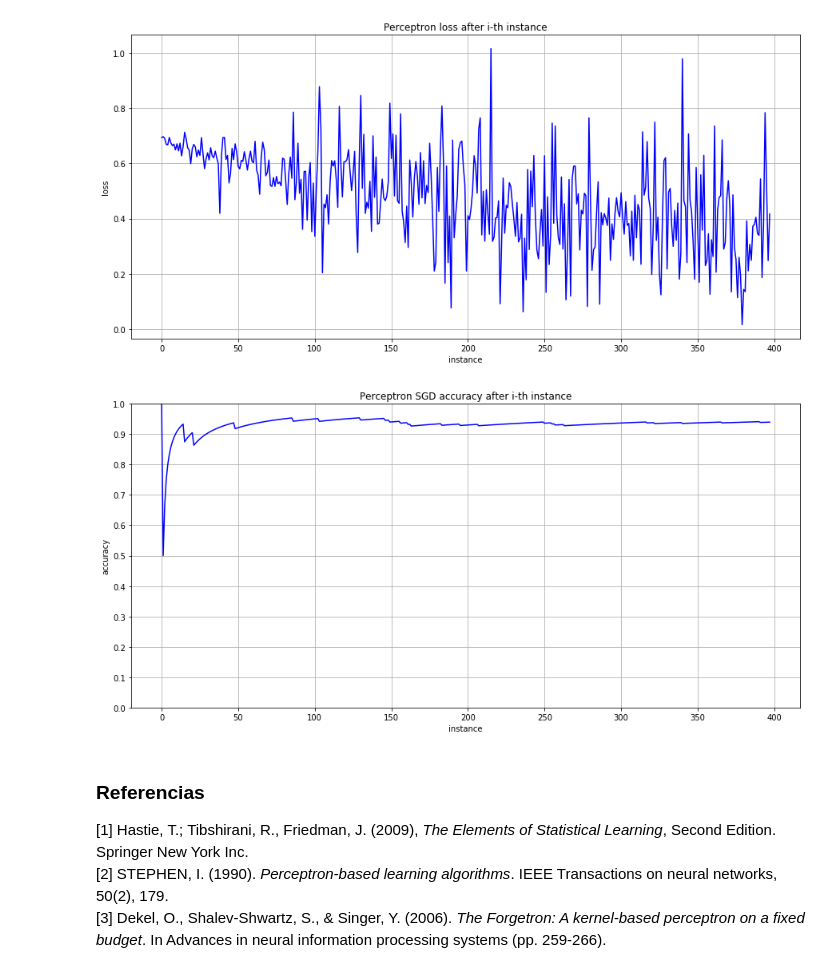
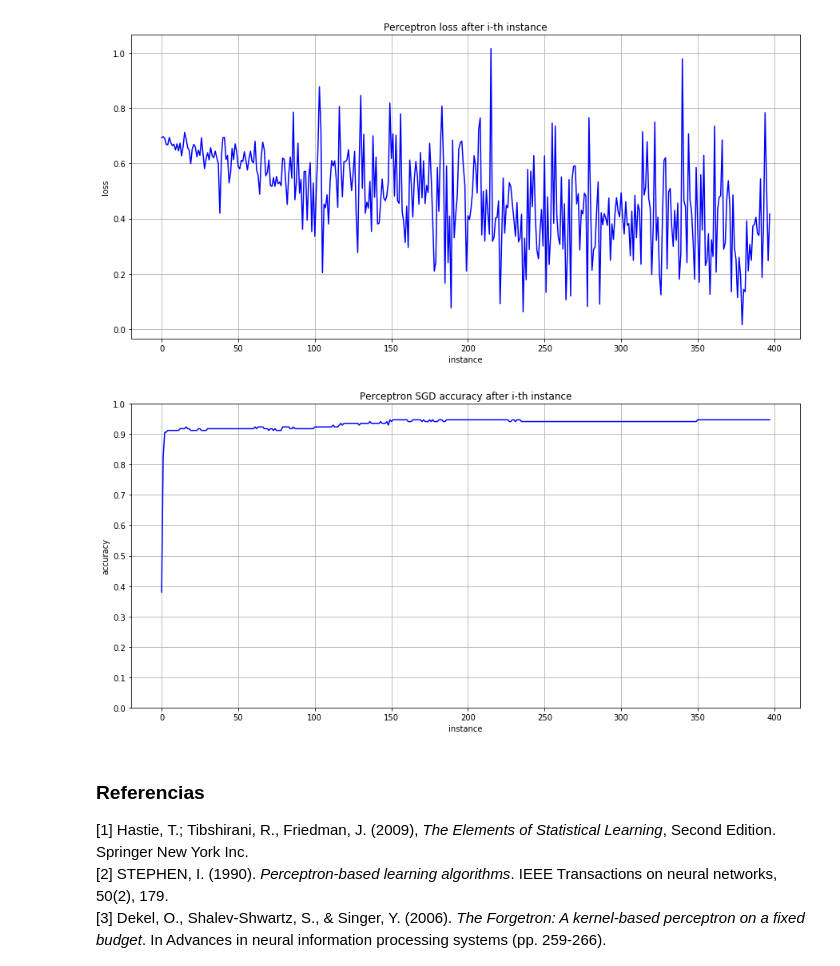
Before and after one commit to Pellizzari/Tarea0-INF393-II-2019, a Jupyter notebook: Solucion.ipynb, the cells around one changed output. Cells and saved outputs as stored; diff of their text form; code cells hidden in the pictures.

```diff
--- a/Solucion.ipynb
+++ b/Solucion.ipynb
@@ -272,10 +235,10 @@ Accuracy final:   0.919598
 # %%
-x = [x for x in range(len(f.acc))]
+x = [x for x in range(len(f.acctest))]
 
 plt.figure(figsize=(15, 7))
 
 plt.ylim(0, 1)
-plt.plot(x, f.acc, color='b')
+plt.plot(x, f.acctest, color='b')
 plt.yticks(np.arange(0, 1.1, step=0.1))
 
 plt.xlabel('instance')
@@ -389,12 +352,13 @@ $$ \vec{w}^{(t+1)} \leftarrow \vec{w}^{(t)} - \eta \cdot \nabla_{\vec{w}^{(t)}}
 class Perceptron_SGD(object):
     # Constructor del Perceptrón.
     #   Recibe como parámetro la cantidad de columnas "no_of_inputs" del dataset de entrenamiento.
-    def __init__(self, no_of_inputs, iterations=1, learning_rate=0.005, output=[], acc=[]):
+    def __init__(self, no_of_inputs, iterations=1, learning_rate=0.001, output=[], acc=[], acctest=[]):
       self.iterations = iterations
       self.learning_rate = learning_rate
       self.weights = np.zeros(no_of_inputs)
       self.output = output
       self.loss_list = list()
+      self.acctest=list()
       self.acc=list()
 
     # Función de predicción.
@@ -413,18 +377,28 @@ class Perceptron_SGD(object):
     #   Recibe como parámetro la data de entrenamiento y los resultados esperados para cada instancia del conjunto.
     #   No tiene retorno. Su implementación es utilizada para actualizar el vector de pesos tras cada instancia
     #   i del dataset. Asimismo, se calcula el accuracy del modelo tras cada una de éstas y se registra en una lista.
-    def train(self, training_inputs, labels):
+    def train(self, training_inputs, labels,testing_inputs,testing_outputs):
       for _ in range(self.iterations):
         for inputs, label in zip(training_inputs, labels):
           prediction = self.predict(inputs)
           self.weights = self.weights - self.learning_rate * loss_gradient(inputs, label, prediction)
-          self.acc.append(accuracy_score(labels[0:len(self.output)], self.output, normalize=True))
+          outtest=list()
+          for inp, lab in zip(testing_inputs,testing_outputs):
+            pred=self.predict(inp)
+            if pred>0.5:
+              outtest.append(1)
+            else:
+              outtest.append(0)
+          self.acctest.append(accuracy_score(testing_outputs,outtest, normalize=True))
+
+         #self.acc.append(accuracy_score(labels[0:len(self.output)], self.output, normalize=True))
           self.loss_list.append(loss(label, prediction))
 # %% [markdown]
 > j) Vuelva a realizar el item c) con esta modificación, además grafique la función de pérdida en el transcurso del entrenamiento. Compare los resultados.
 
 **Resolución:**
 # %%
+
 # Se carga el dataset y se separa en input y output
 dataset_sgd = load_breast_cancer()
 X_sgd = dataset_sgd.data; y_sgd = dataset_sgd.target
@@ -438,16 +412,24 @@ y_trained_sgd = []
 for i in y_train_sgd:
   y_trained_sgd.append(i)
 
+y_tested_sgd = []
+for i in y_test_sgd:
+  y_tested_sgd.append(i)
+
 # Se normalizan los datos del conjunto de entrenamiento entrante, agregando,
 # además, una columna de 1s que permita incluir el bias dentro del vector de pesos.
 scaler = StandardScaler().fit(X_train_sgd)
 X_train_sgd = scaler.transform(X_train_sgd)
 X_train_sgd = np.c_[X_train_sgd, np.ones(len(X_train_sgd))]
+
+scaler = StandardScaler().fit(X_test_sgd)
+X_test_sgd = scaler.transform(X_test_sgd)
+X_test_sgd = np.c_[X_test_sgd, np.ones(len(X_test_sgd))]
 # %%
 # Se entrena el Perceptrón y se calcula el accuracy final del modelo tras 1 iteración/epoch.
 p_sgd = Perceptron_SGD(len(X_train_sgd[0]))
 start_time=time()
-p_sgd.train(X_train_sgd, y_trained_sgd)
+p_sgd.train(X_train_sgd, y_trained_sgd, X_test_sgd, y_tested_sgd)
 elapsed_time=time()-start_time
 print("Tiempo de ejecución: %10f segundos" %elapsed_time)
 
@@ -474,22 +456,22 @@ plt.show()
 # %% [output]
 [figure]
 # %%
-x = [x for x in range(len(p_sgd.acc))]
+x = [x for x in range(len(p_sgd.acctest))]
 
 plt.figure(figsize=(15, 7))
 
 plt.ylim(0, 1)
-plt.plot(x, p_sgd.acc, color='b')
+plt.plot(x, p_sgd.acctest, color='b')
 plt.yticks(np.arange(0, 1.1, step=0.1))
 
 plt.xlabel('instance')
 plt.ylabel('accuracy')
 plt.title('Perceptron SGD accuracy after i-th instance')
 plt.grid(True)
 
 plt.show()
 # %% [output]
-[figure, old version]
+[figure, new version]
 # %% [markdown]
 <a id="refs"></a>
 ### Referencias
```
Also changed, not shown: parts of 12 cells of this notebook.
